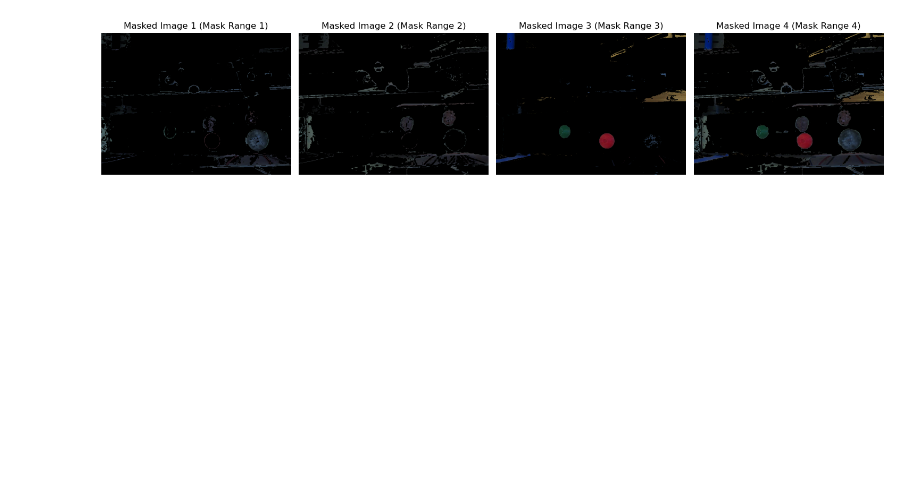
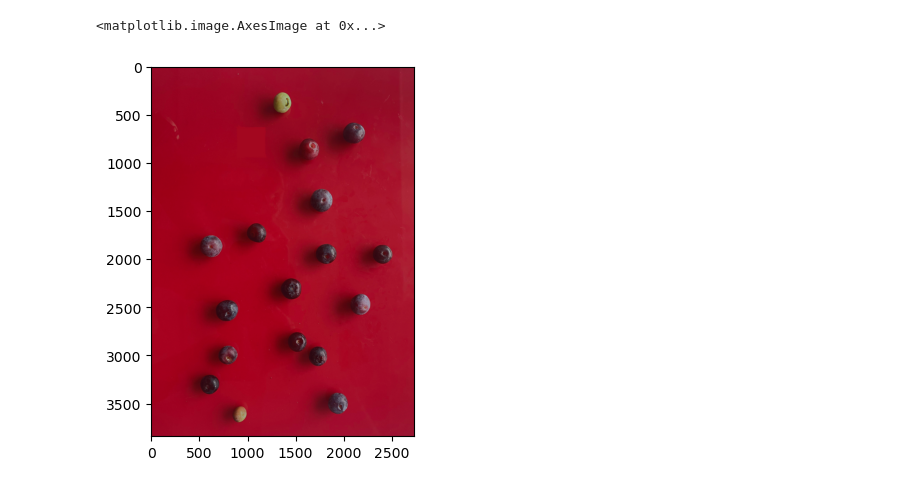
Before and after one commit to lhwitten/BlueberryJam, a Jupyter notebook: notebooks/tri-mask.ipynb, the cells around one changed output. Cells and saved outputs as stored; diff of their text form; code cells hidden in the pictures; blank space fills up the shorter version.

```diff
--- a/notebooks/tri-mask.ipynb
+++ b/notebooks/tri-mask.ipynb
@@ -17,5 +17,6 @@ import matplotlib.pyplot as plt
 
 # hsv_lo = (0, 118, 0) # red/green - belt conditions
 # hsv_hi = (180, 255, 150)
-masks = [[(80, 53, 0), (180, 125, 105)],[(70, 0, 0), (180, 67, 100)],[(0, 118, 0), (180, 255, 150)]]
+masks = [[(20, 0, 0), (180, 85, 65)],[(0, 60, 0), (38, 145, 100)],[(0, 135, 0), (180, 255, 150)]]
+masks = [[(15,0,0),(180,215,255)],[(20, 0, 0), (180, 85, 65)],[(0, 60, 0), (38, 145, 100)],[(0, 135, 0), (180, 255, 150)]]
 # [better overripe, ripe, all 3]
@@ -57,55 +23,8 @@ def apply_background(mask:list, path:str = None,frame = None):
-# %%
-
-# Load the image
-path = 'img/image_20241201_182123.jpg'
-
-
-# img_orig = cv.imread('/home/aj/robosys24/BlueberryJam/img/test_set/overripe/ORN_03.jpg')
-# img_orig = cv.cvtColor(img_orig, cv.COLOR_BGR2RGB)
-
-def apply_multi_bg(masks: list, path: str = None) -> list:
-    # Initialize an empty list to store the masked images
-    masked_images = []
-
-    # Loop through each range of low and high values, and use the apply_background function
-    for i, (lower, upper) in enumerate(masks):
-        # Call the apply_background function to create the mask for each range
-        mask, img_rgb = apply_background([lower, upper], path=path)
-
-        # Apply the mask using cv2.bitwise_and
-        masked_image = cv.bitwise_and(img_rgb, img_rgb, mask=mask)
-
-        # Append the masked image to the list
-        masked_images.append(masked_image)
-
-        # Initialize the combined_mask with the first mask on the first iteration
-        if i == 0:
-            combined_mask = np.zeros_like(mask)  # Initialize the combined mask with the first mask's shape
-
-        # Combine all the masks using bitwise OR
-        combined_mask = cv.bitwise_or(combined_mask, mask)
-
-    # Apply the combined mask to the image
-    combined_image = cv.bitwise_and(img_rgb, img_rgb, mask=combined_mask)
-
-    # Append the combined image to the list
-    masked_images.append(combined_image)
-
-    return masked_images
-
-
-masked_images_rgb = apply_multi_bg(masks, path)
-# Display the images using matplotlib
-fig, axs = plt.subplots(1, 4, figsize=(15, 10))
-
-
-# Masked images from the loop
-for i, masked_image_rgb in enumerate(masked_images_rgb):
-    axs[i].imshow(masked_image_rgb)
-    axs[i].set_title(f'Masked Image {i+1} (Mask Range {i+1})')
-    axs[i].axis('off')
-
-plt.tight_layout()
-plt.show()
-# %% [output]
-[figure, removed]
+# %%
+# Load the image
+path = 'img/recolored_unripe_full1.jpg'
+masked_imgs,img_rgb,mask_list = apply_multi_bg(masks,path)
+plt.imshow(img_rgb)
+# %% [output]
+<matplotlib.image.AxesImage at 0x...>
+[figure, added]
```
Also changed, not shown: parts of 4 cells of this notebook.
